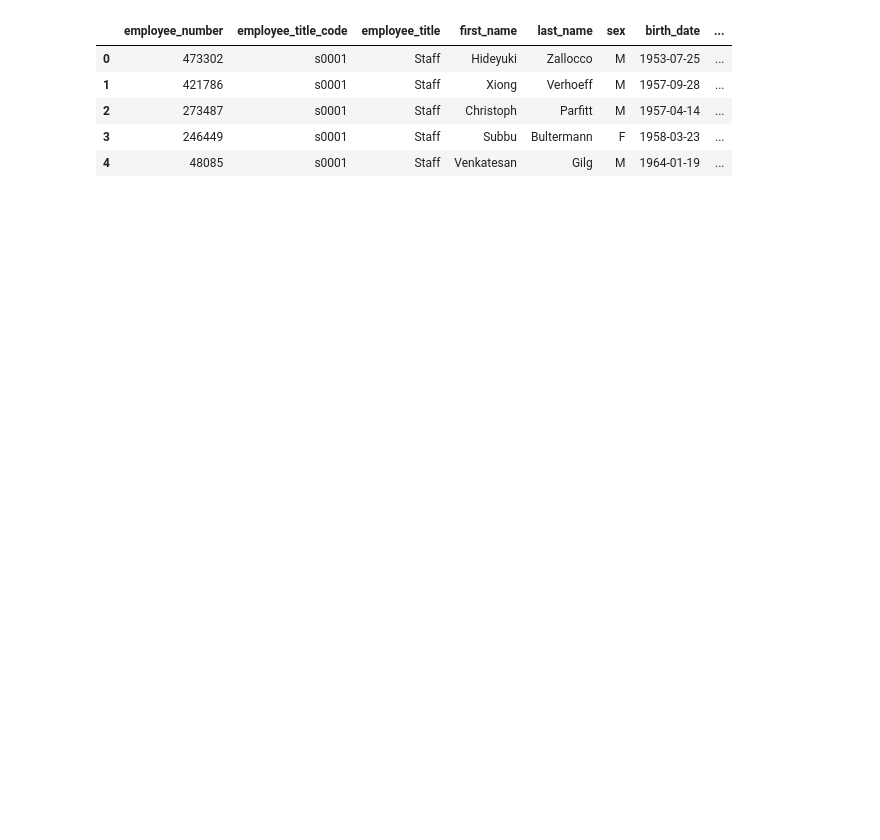
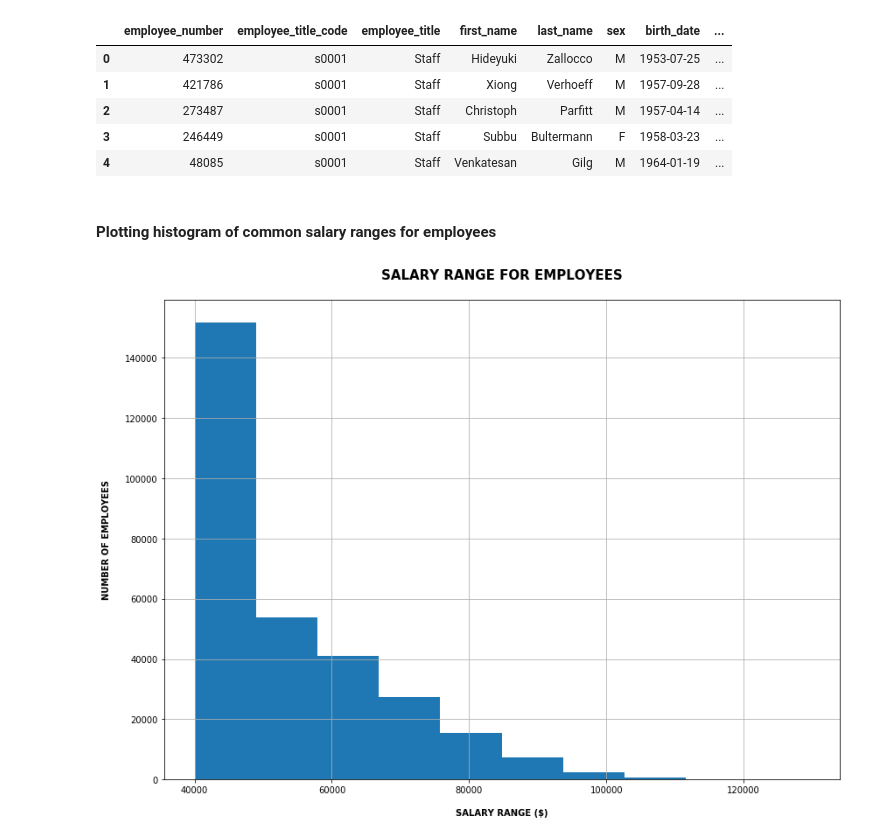
Before and after one commit to ShimsyV/sql-challenge, a Jupyter notebook: SQLpanda.ipynb, the cells around one changed output. Drawn from its saved outputs; the diff is of its cells as text; code cells hidden in the pictures; blank space fills up the shorter version.

Commit message:
Plotting histogram of common salary ranges for employees

```diff
--- a/SQLpanda.ipynb
+++ b/SQLpanda.ipynb
@@ -128,3 +130,18 @@ new_df.head()
 | 2 | 273487 | s0001 | Staff | Christoph | Parfitt | M | 1957-04-14 | ... |
 | 3 | 246449 | s0001 | Staff | Subbu | Bultermann | F | 1958-03-23 | ... |
 | 4 | 48085 | s0001 | Staff | Venkatesan | Gilg | M | 1964-01-19 | ... |
+# %% [markdown]
+#### Plotting histogram of common salary ranges for employees
+# %%
+plt.figure(figsize=(12,9))
+
+plt.hist(new_df["salary"], alpha=1);
+
+plt.xlabel("\nSALARY RANGE ($)", weight="bold", size=10);
+plt.ylabel("NUMBER OF EMPLOYEES\n", weight="bold", size=10);
+plt.title("SALARY RANGE FOR EMPLOYEES\n", weight="bold", size=15)
+
+plt.grid()
+plt.tight_layout()
+# %% [output]
+[figure, added]
```
Also changed, not shown: parts of 1 cell of this notebook.
